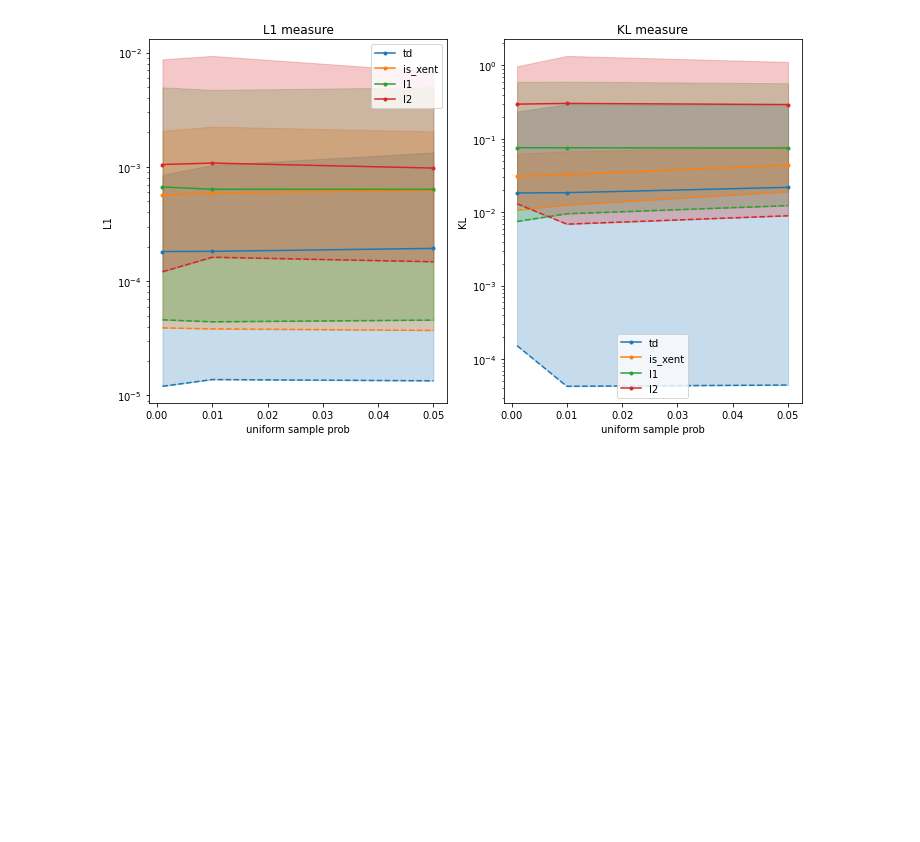
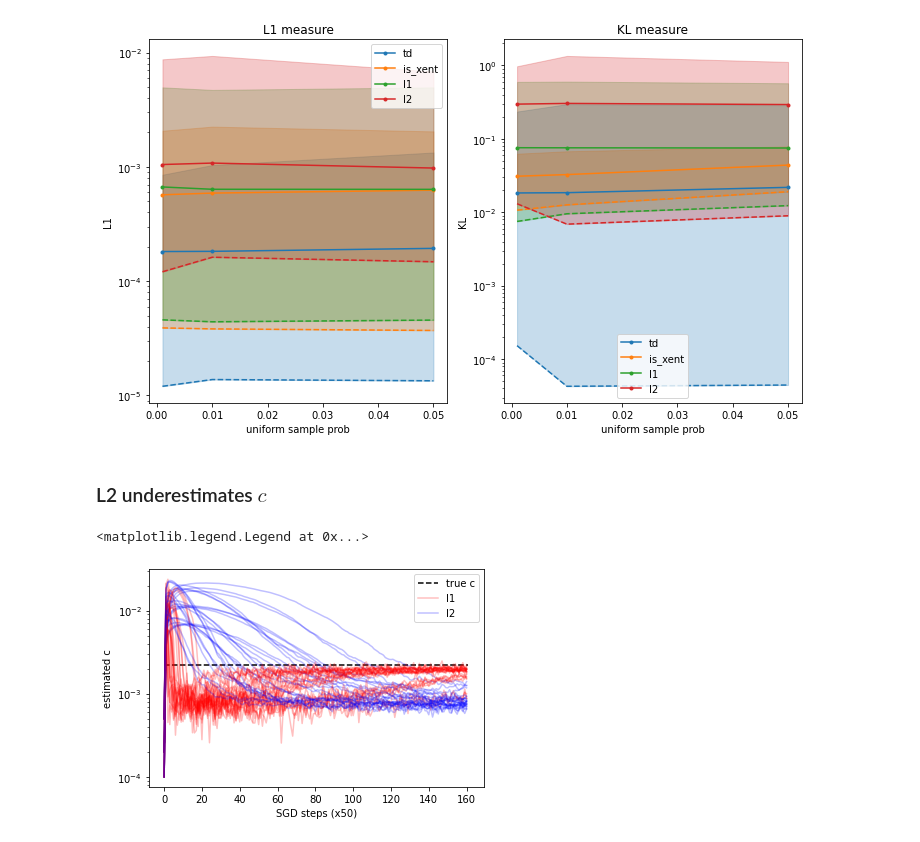
Before and after one commit to MKorablyov/LambdaZero, a Jupyter notebook: LambdaZero/examples/generative_models/toy_1d_plots.ipynb, the cells around one changed output. Drawn from its saved outputs; the diff is of its cells as text; code cells hidden in the pictures; blank space fills up the shorter version.

```diff
--- a/LambdaZero/examples/generative_models/toy_1d_plots.ipynb
+++ b/LambdaZero/examples/generative_models/toy_1d_plots.ipynb
@@ -234,3 +236,30 @@ for attr in sorted(list(_attrs)):
 [figure]
 [figure]
 [figure]
+# %% [markdown]
+### L2 underestimates $c$
+# %%
+import itertools
+from scipy.stats import norm
+
+env = BinaryTreeEnv(11, 1)
+_, true_r, _, _ = env.all_possible_states()
+Z = np.sum(true_r)
+pp.plot([0, len(i['p_dists'])], [1/Z, 1/Z], color='black', ls='--', label='true c')
+
+lu = {}
+for i in res_mar_24_l1l2:
+    if i['args'].horizon != 11:
+        continue
+    meth = i['args'].learning_method
+    if meth in ['l1', 'l2']:
+        pp.plot(i['learned_cs'], color='red' if meth == 'l1' else 'blue', alpha=0.25,
+               label=meth if meth not in lu else None)
+        lu[meth] = True
+pp.yscale('log')
+pp.ylabel('estimated c')
+pp.xlabel('SGD steps (x50)')
+pp.legend()
+# %% [output]
+<matplotlib.legend.Legend at 0x...>
+[figure, added]
```
Also changed, not shown: parts of 2 cells of this notebook.
